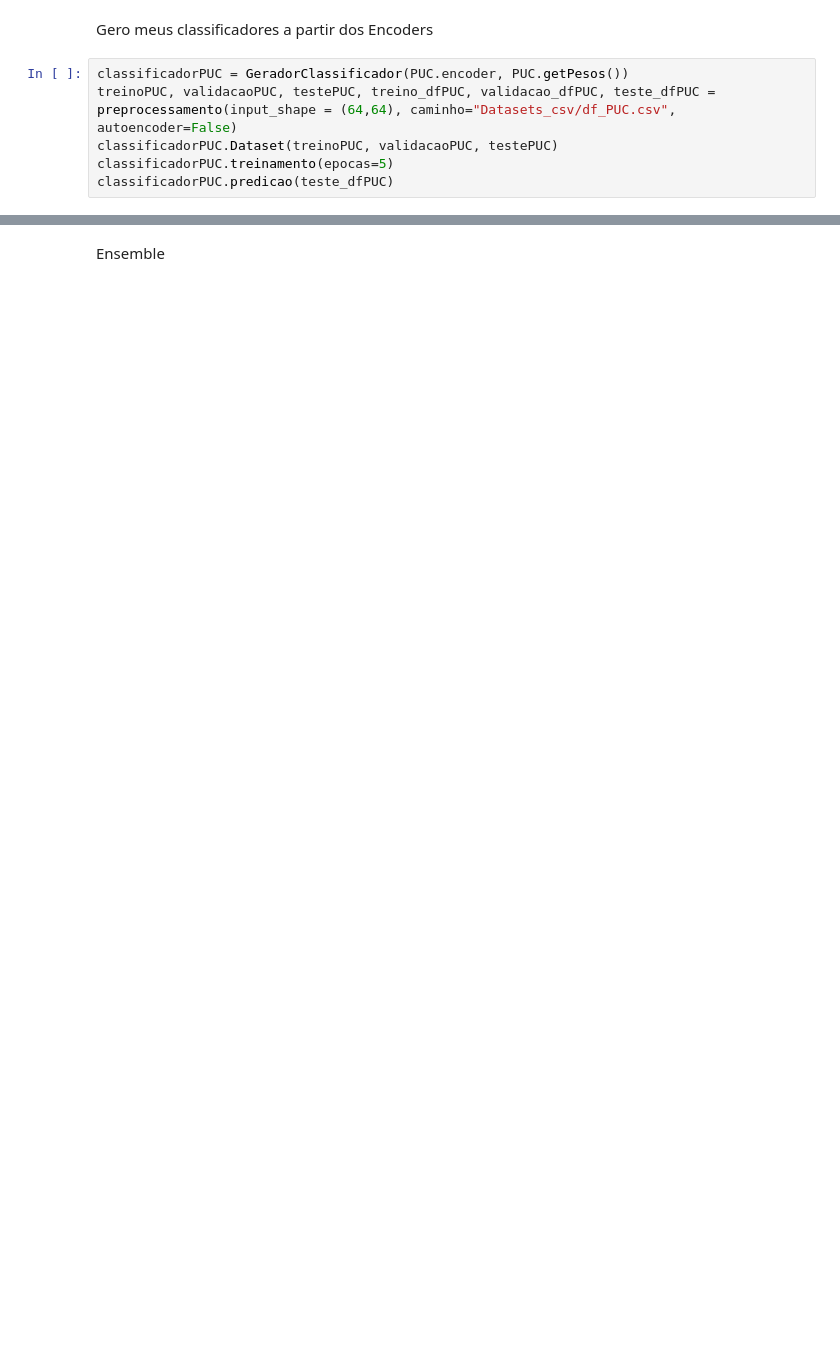
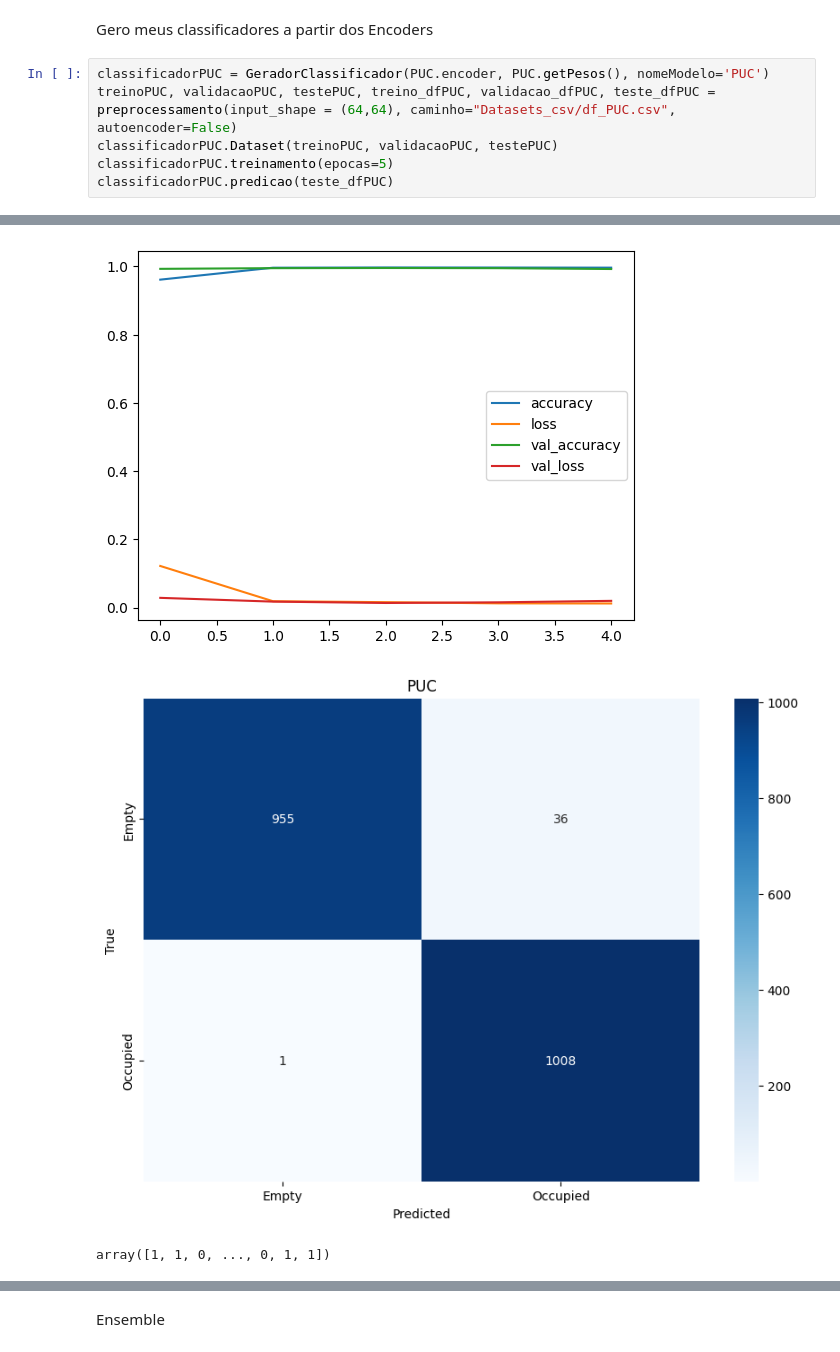
Before and after one commit to Lucas-doc26/ML, a Jupyter notebook: PipelineEnsemble.ipynb, the cells around one changed output, grey strips where cells are left out. Cells and saved outputs as stored; diff of their text form; blank space fills up the shorter version.

```diff
--- a/PipelineEnsemble.ipynb
+++ b/PipelineEnsemble.ipynb
@@ -78,8 +121,9 @@ segmentando_datasets(10000,10000,10000)
 # %% [markdown]
 Gero meus classificadores a partir dos Encoders
 # %%
-classificadorPUC = GeradorClassificador(PUC.encoder, PUC.getPesos())
+classificadorPUC = GeradorClassificador(PUC.encoder, PUC.getPesos(), nomeModelo='PUC')
 treinoPUC, validacaoPUC, testePUC, treino_dfPUC, validacao_dfPUC, teste_dfPUC = preprocessamento(input_shape = (64,64), caminho="Datasets_csv/df_PUC.csv", autoencoder=False)
 classificadorPUC.Dataset(treinoPUC, validacaoPUC, testePUC)
 classificadorPUC.treinamento(epocas=5)
 classificadorPUC.predicao(teste_dfPUC)
+# %% [output]
@@ -86 +151,4 @@ classificadorPUC.predicao(teste_dfPUC)
+[figure, added]
+[figure, added]
+array([1, 1, 0, ..., 0, 1, 1])
 # %%
```
Also changed, not shown: parts of 18 cells of this notebook, 12 other files.
